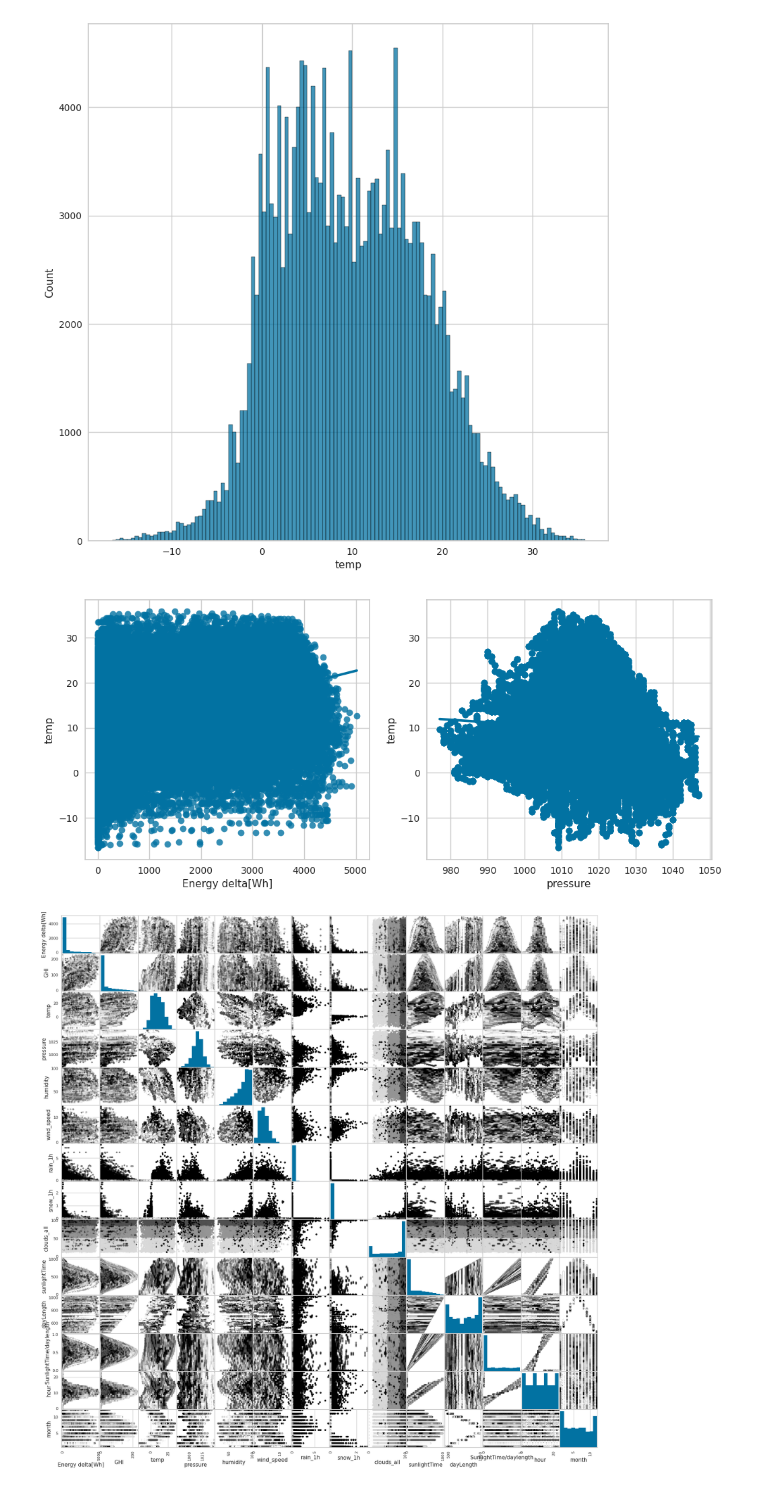
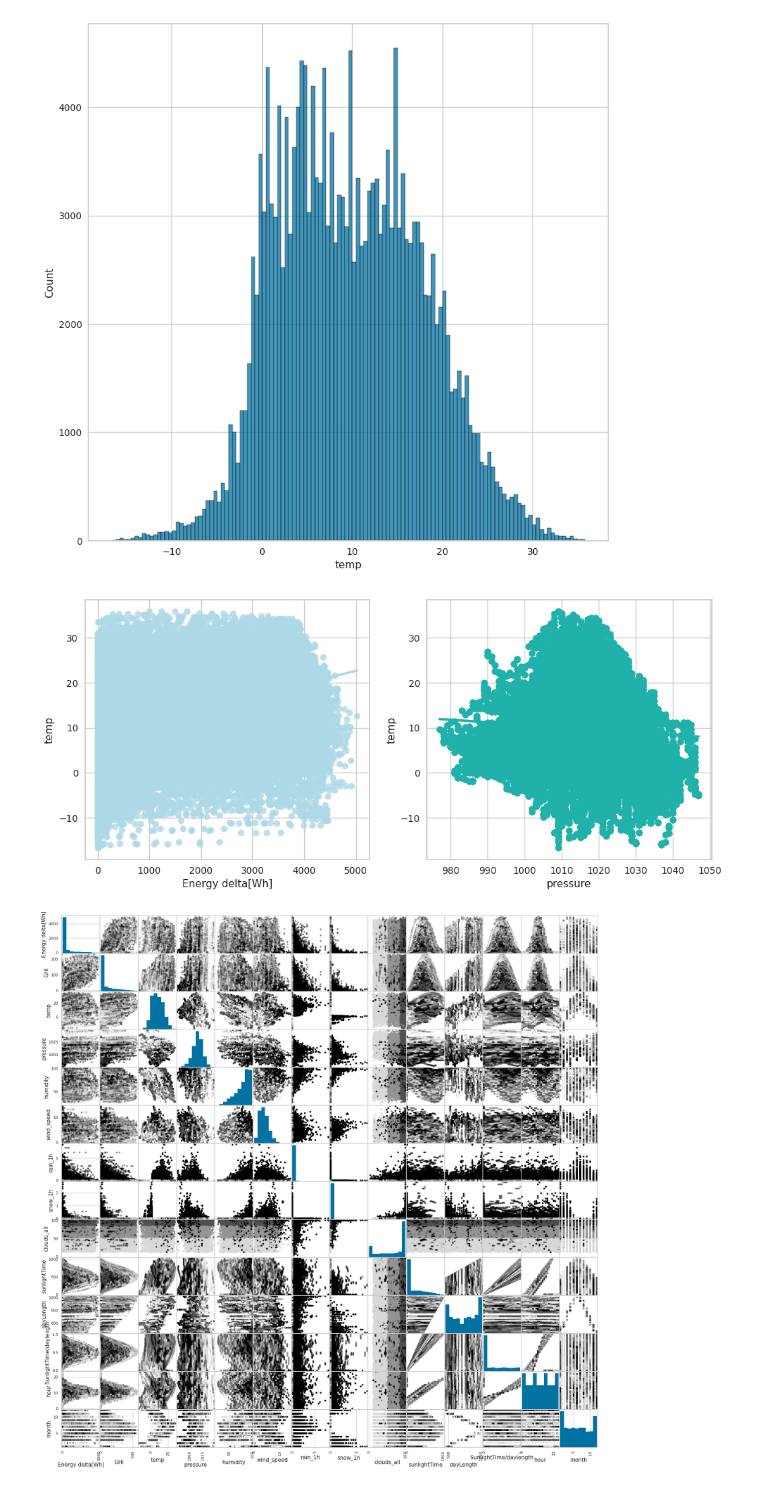
Before and after one commit to MichaelTheFear/INF1038_Aprendizado_Automatico_Trab_1, a Jupyter notebook: inf1038-weather-x-energy.ipynb, the cells around one changed output. Cells and saved outputs as stored; diff of their text form; code cells hidden in the pictures.

```diff
--- a/inf1038-weather-x-energy.ipynb
+++ b/inf1038-weather-x-energy.ipynb
@@ -69,21 +71,23 @@ plt.show()
 # %%
 fig, axes = plt.subplots(1, 2, figsize = (12, 5))
 
 sns.regplot(data = df,
             x = 'Energy delta[Wh]',
             y = 'temp',
-            ax = axes[0]
+            ax = axes[0],
+            color = 'LightBlue'
            )
 
 sns.regplot(data = df,
            x = 'pressure',
            y = 'temp',
-           ax = axes[1]
+           ax = axes[1],
+           color = 'LightSeaGreen'
           )
 
 plt.show()
 # %% [output]
-[figure, old version]
+[figure, new version]
 # %%
 numeric = df.drop(columns = ['isSun','weather_type'])
 # %%
```
Also changed, not shown: parts of 45 cells of this notebook.
